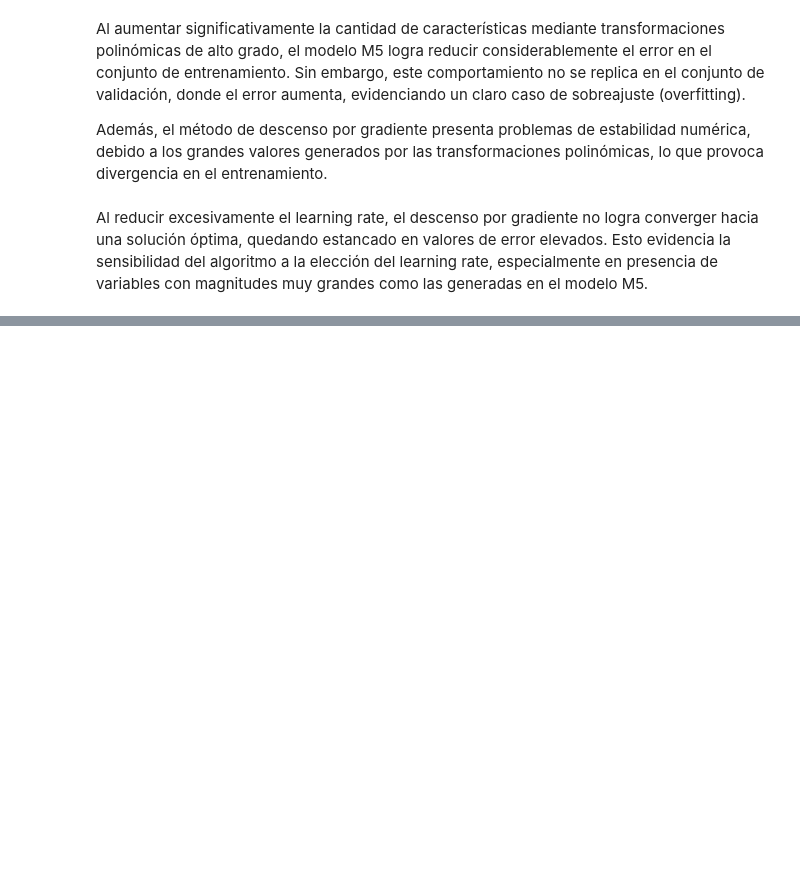
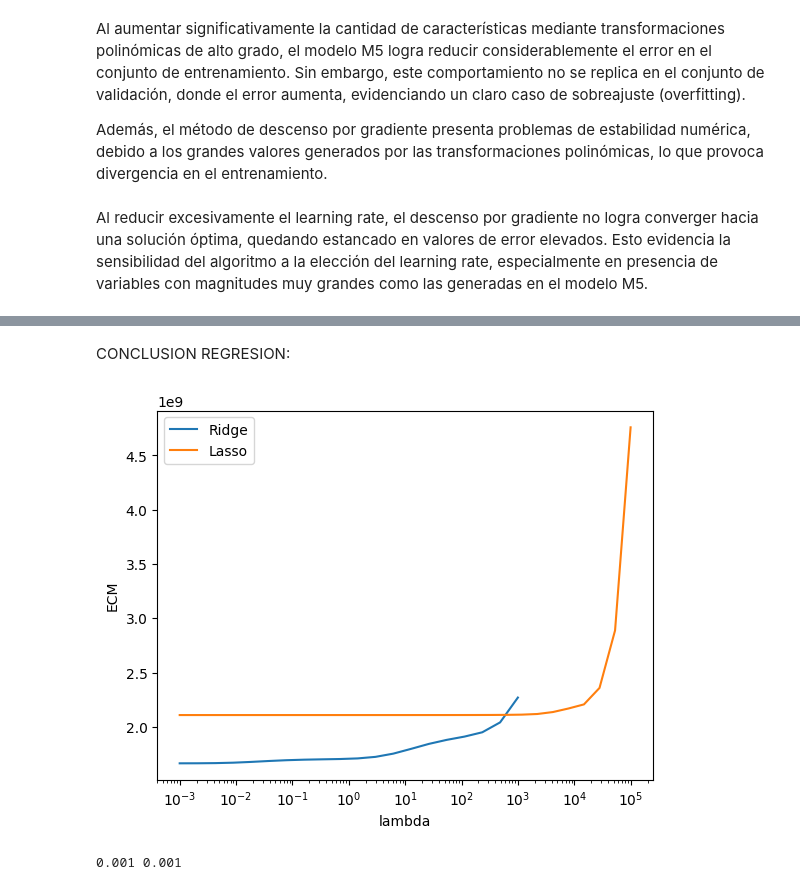
Before and after one commit to biancapaz/ml_tp1, a Jupyter notebook: notebooks/Entrega_TP1.ipynb, the cells around one changed output, grey strips where cells are left out. Saved outputs shown, nothing was run; the diff lists cells and outputs as text; code cells hidden in the pictures; blank space fills up the shorter version.

Commit message:
ej5 terminado TODO ANDANDO pero desprolijo

```diff
--- a/notebooks/Entrega_TP1.ipynb
+++ b/notebooks/Entrega_TP1.ipynb
@@ -760,0 +828,23 @@ Al reducir excesivamente el learning rate, el descenso por gradiente no logra co
+# %% [markdown]
+CONCLUSION REGRESION:
+# %%
+from data_splitting import cross_val
+
+# df_processed, es el development set pre procesado, le sacamos los ceros y convertimos todo a m2
+best_l2, errors_l2 = cross_val(df_processed, lambdas_L2, "ridge")
+best_l1, errors_l1 = cross_val(df_processed, lambdas_L1, "lasso")
+# %%
+plt.plot(lambdas_L2, list(errors_l2.values()), label="Ridge")
+plt.plot(lambdas_L1, list(errors_l1.values()), label="Lasso")
+
+plt.xscale("log")
+plt.xlabel("lambda")
+plt.ylabel("ECM")
+plt.legend()
+plt.show()
+# %% [output]
+[figure, added]
+# %%
+print(best_l1, best_l2)
+# %% [output]
+0.001 0.001
```
Also changed, not shown: parts of 11 cells of this notebook, 5 other files.
